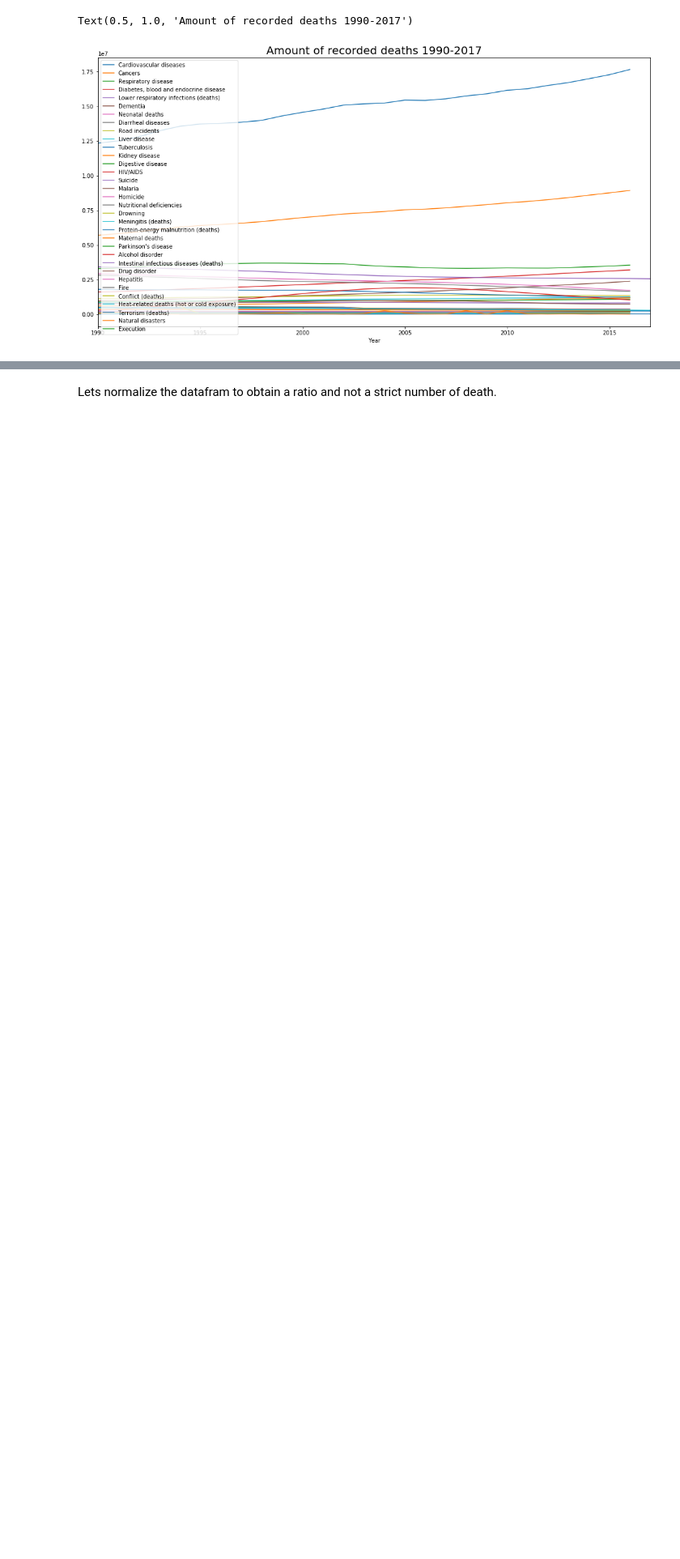
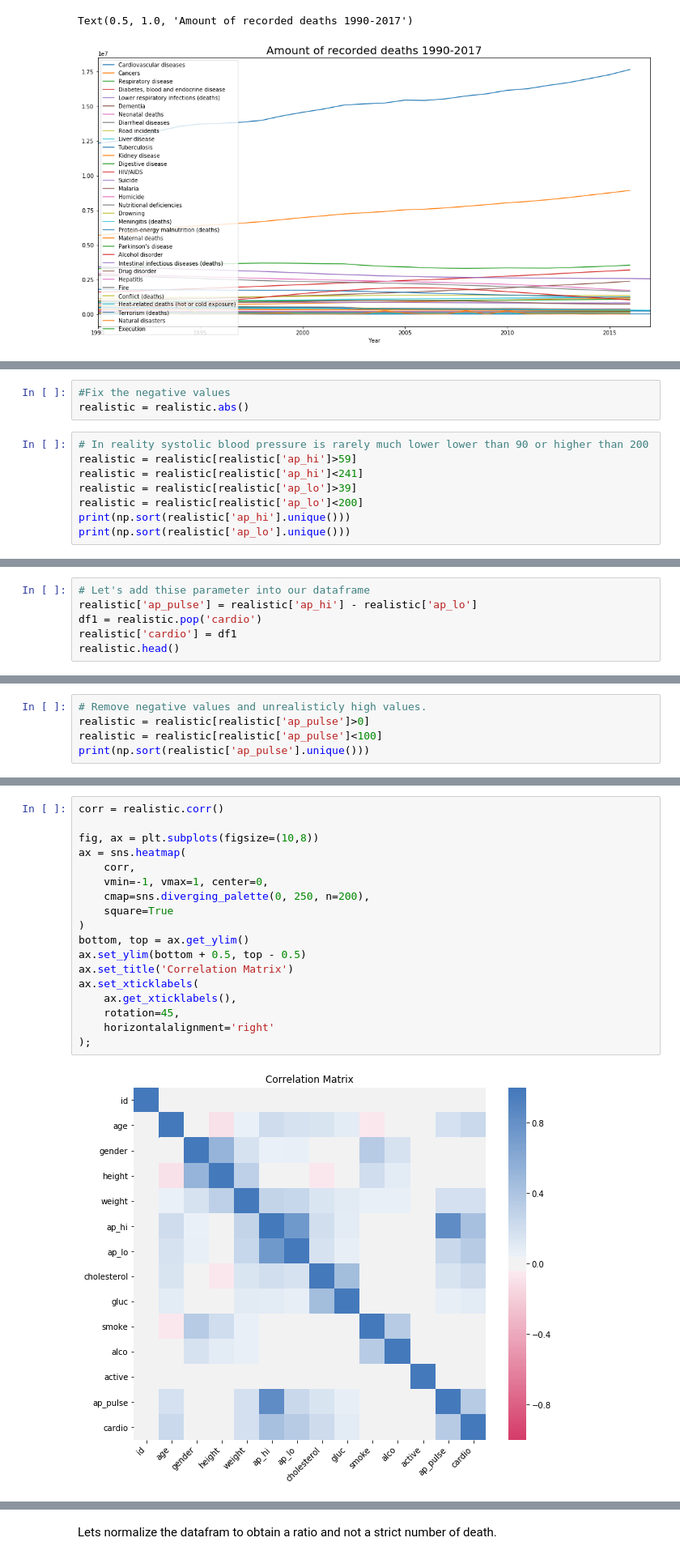
Before and after one commit to itsyaboii1337/Data_Science_Alliance, a Jupyter notebook: Analysing_Medical_Data.ipynb, the cells around one changed output, grey strips where cells are left out. Shown at 81% size. Drawn from its saved outputs; the diff is of its cells as text; blank space fills up the shorter version.

```diff
--- a/Analysing_Medical_Data.ipynb
+++ b/Analysing_Medical_Data.ipynb
@@ -119,0 +194,11 @@ Cancer is the leading cause of death in 4.04% of the listed countries.
+# %%
+#Fix the negative values
+realistic = realistic.abs()
+# %%
+# In reality systolic blood pressure is rarely much lower lower than 90 or higher than 200
+realistic = realistic[realistic['ap_hi']>59]
+realistic = realistic[realistic['ap_hi']<241]
+realistic = realistic[realistic['ap_lo']>39]
+realistic = realistic[realistic['ap_lo']<200]
+print(np.sort(realistic['ap_hi'].unique()))
+print(np.sort(realistic['ap_lo'].unique()))
@@ -119,0 +222,6 @@ Cancer is the leading cause of death in 4.04% of the listed countries.
+# %%
+# Let's add thise parameter into our dataframe
+realistic['ap_pulse'] = realistic['ap_hi'] - realistic['ap_lo']
+df1 = realistic.pop('cardio')
+realistic['cardio'] = df1
+realistic.head()
@@ -119,0 +248,5 @@ Cancer is the leading cause of death in 4.04% of the listed countries.
+# %%
+# Remove negative values and unrealisticly high values.
+realistic = realistic[realistic['ap_pulse']>0]
+realistic = realistic[realistic['ap_pulse']<100]
+print(np.sort(realistic['ap_pulse'].unique()))
@@ -119,0 +276,20 @@ Cancer is the leading cause of death in 4.04% of the listed countries.
+# %%
+corr = realistic.corr()
+
+fig, ax = plt.subplots(figsize=(10,8))
+ax = sns.heatmap(
+    corr,
+    vmin=-1, vmax=1, center=0,
+    cmap=sns.diverging_palette(0, 250, n=200),
+    square=True
+)
+bottom, top = ax.get_ylim()
+ax.set_ylim(bottom + 0.5, top - 0.5)
+ax.set_title('Correlation Matrix')
+ax.set_xticklabels(
+    ax.get_xticklabels(),
+    rotation=45,
+    horizontalalignment='right'
+);
+# %% [output]
+[figure, added]
```
Also changed, not shown: parts of 83 cells of this notebook.
